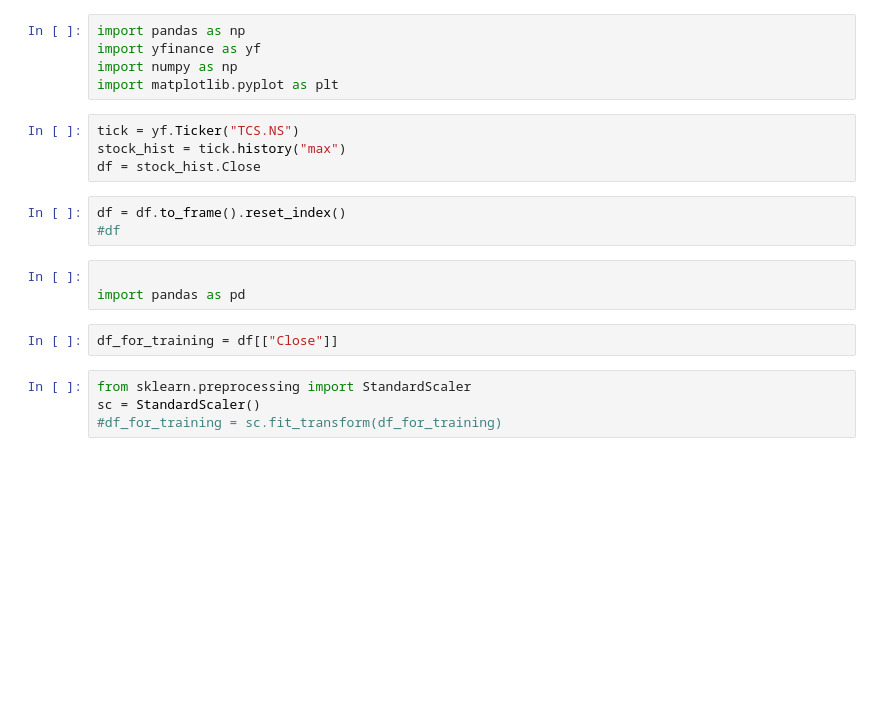
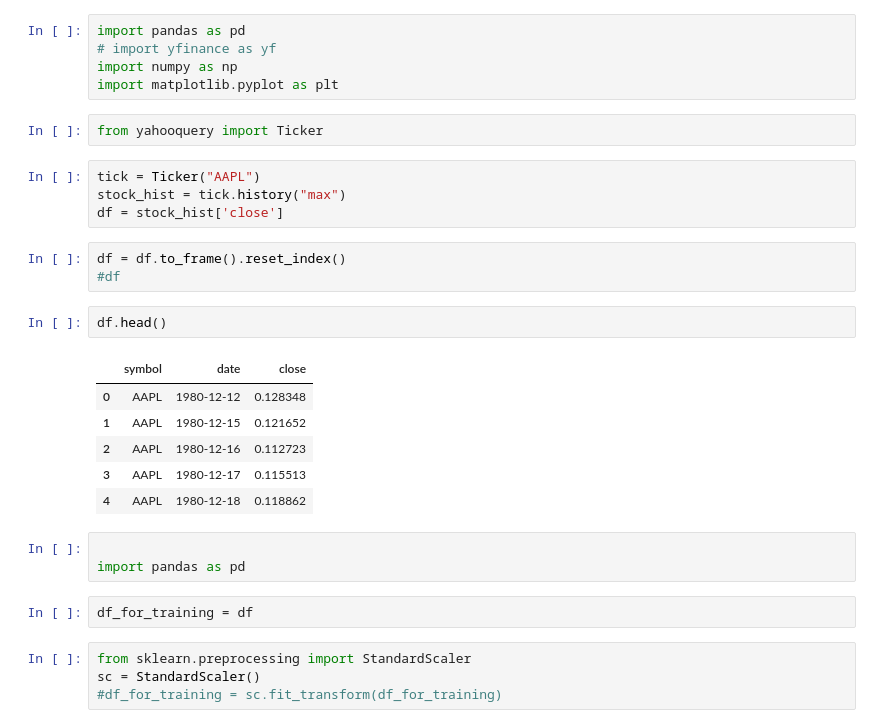
Before and after one commit to Muhliscm/live_stock_forecaster, a Jupyter notebook: predict.ipynb, the cells around one changed output. Cells and saved outputs as stored; diff of their text form; blank space fills up the shorter version.

```diff
--- a/predict.ipynb
+++ b/predict.ipynb
@@ -1,20 +1,31 @@
 # %%
-import pandas as np
-import yfinance as yf
+import pandas as pd
+# import yfinance as yf
 import numpy as np
 import matplotlib.pyplot as plt
+# %%
+from yahooquery import Ticker
 # %%
-tick = yf.Ticker("TCS.NS")
+tick = Ticker("AAPL")
 stock_hist = tick.history("max")
-df = stock_hist.Close
+df = stock_hist['close']
 # %%
 df = df.to_frame().reset_index()
 #df
+# %%
+df.head()
+# %% [output]
+|  | symbol | date | close |
+| 0 | AAPL | 1980-12-12 | 0.128348 |
+| 1 | AAPL | 1980-12-15 | 0.121652 |
+| 2 | AAPL | 1980-12-16 | 0.112723 |
+| 3 | AAPL | 1980-12-17 | 0.115513 |
+| 4 | AAPL | 1980-12-18 | 0.118862 |
 # %%
 
 import pandas as pd
 # %%
-df_for_training = df[["Close"]]
+df_for_training = df
 # %%
 from sklearn.preprocessing import StandardScaler
 sc = StandardScaler()
```
Also changed, not shown: parts of 15 cells of this notebook, 1 other file.
